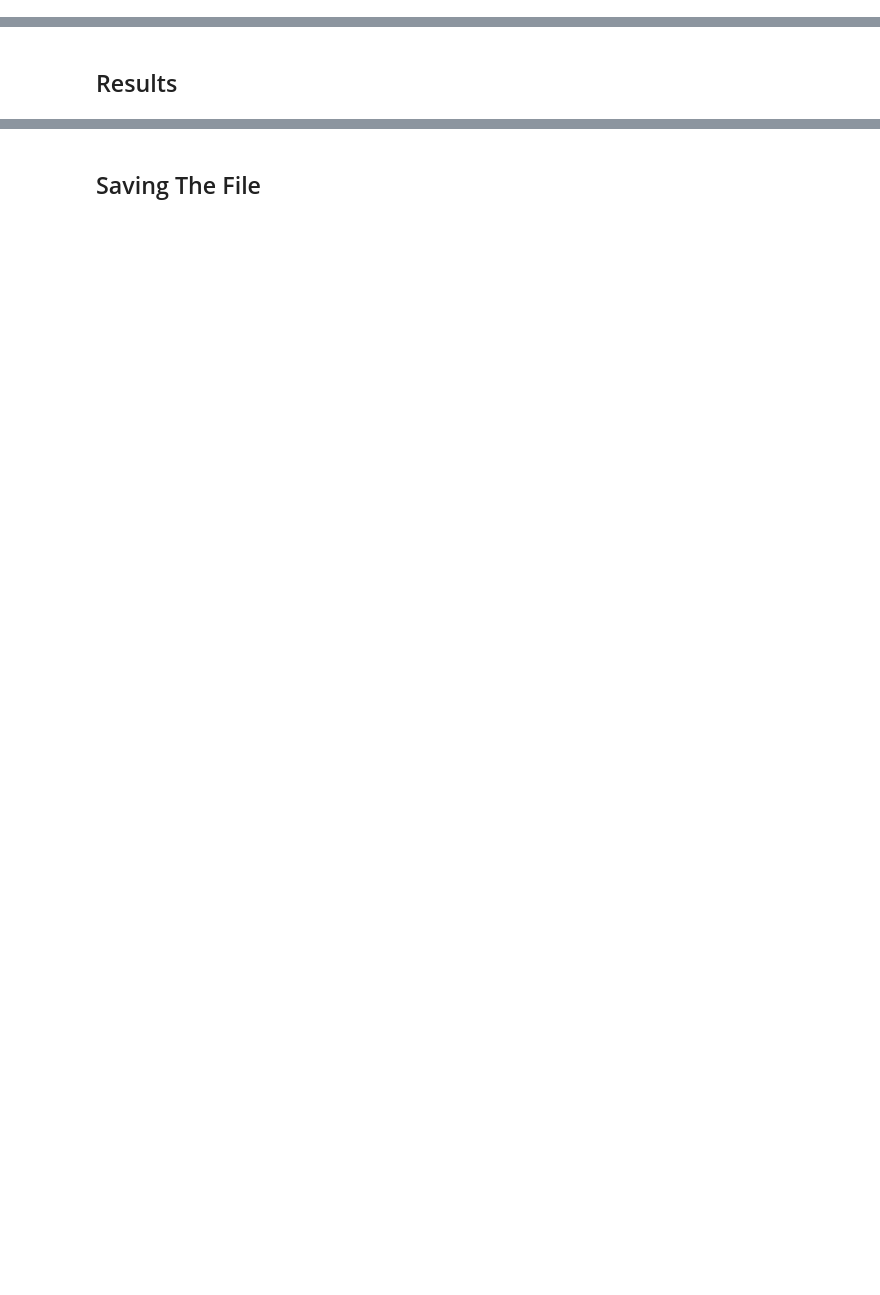
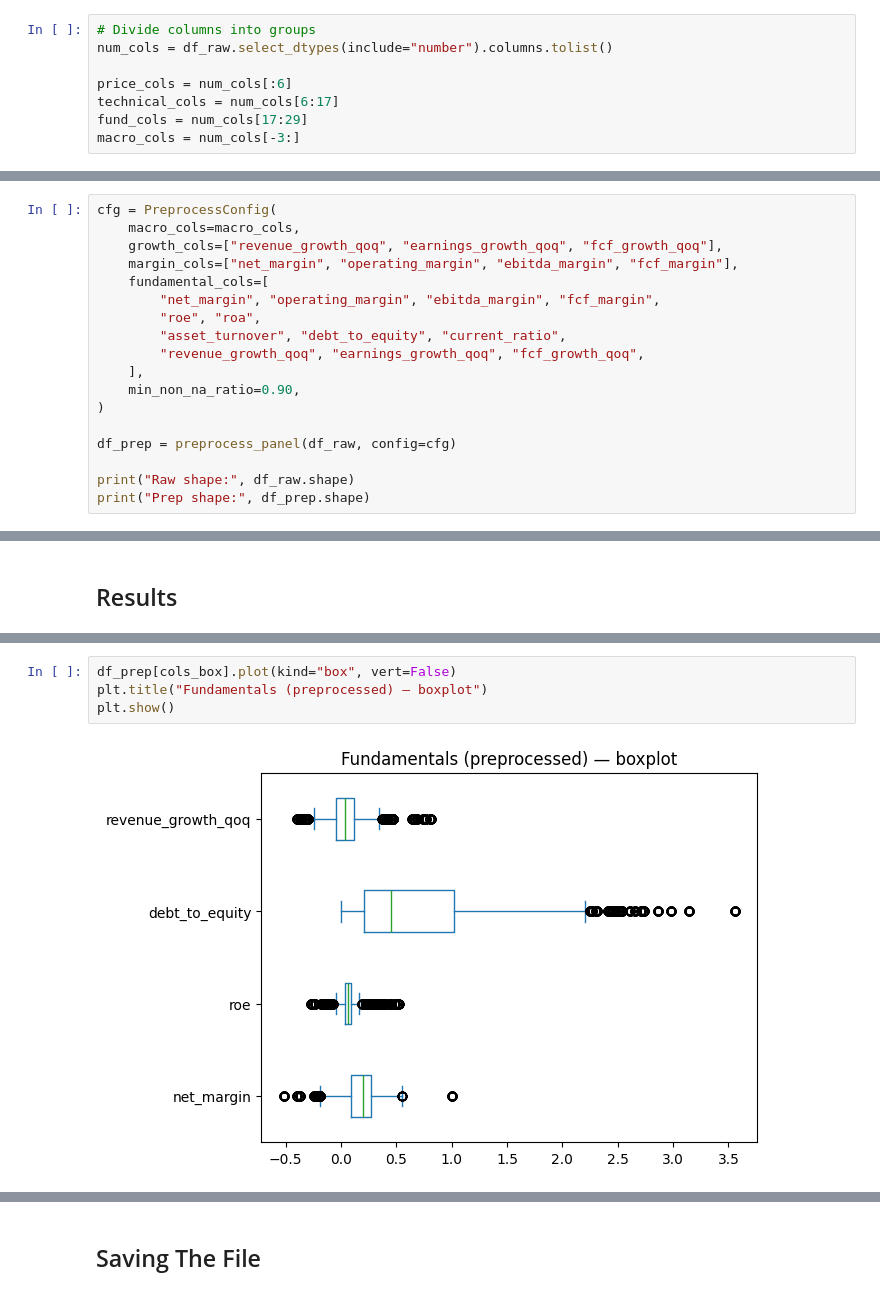
Before and after one commit to IgorDragone/hybrid-stock-prediction-thesis, a Jupyter notebook: notebooks/02_preprocessing.ipynb, the cells around one changed output, grey strips where cells are left out. Drawn from its saved outputs; the diff is of its cells as text; blank space fills up the shorter version.

```diff
--- a/notebooks/02_preprocessing.ipynb
+++ b/notebooks/02_preprocessing.ipynb
@@ -107,0 +59,8 @@ plt.show()
+# %%
+# Divide columns into groups
+num_cols = df_raw.select_dtypes(include="number").columns.tolist()
+
+price_cols = num_cols[:6]
+technical_cols = num_cols[6:17]
+fund_cols = num_cols[17:29]
+macro_cols = num_cols[-3:]
@@ -175,0 +302,18 @@ plt.show()
+# %%
+cfg = PreprocessConfig(
+    macro_cols=macro_cols,
+    growth_cols=["revenue_growth_qoq", "earnings_growth_qoq", "fcf_growth_qoq"],
+    margin_cols=["net_margin", "operating_margin", "ebitda_margin", "fcf_margin"],
+    fundamental_cols=[
+        "net_margin", "operating_margin", "ebitda_margin", "fcf_margin",
+        "roe", "roa",
+        "asset_turnover", "debt_to_equity", "current_ratio",
+        "revenue_growth_qoq", "earnings_growth_qoq", "fcf_growth_qoq",
+    ],
+    min_non_na_ratio=0.90,
+)
+
+df_prep = preprocess_panel(df_raw, config=cfg)
+
+print("Raw shape:", df_raw.shape)
+print("Prep shape:", df_prep.shape)
@@ -181,0 +422,6 @@ plt.show()
+# %%
+df_prep[cols_box].plot(kind="box", vert=False)
+plt.title("Fundamentals (preprocessed) — boxplot")
+plt.show()
+# %% [output]
+[figure, added]
```
Also changed, not shown: parts of 76 cells of this notebook, 3 other files.
